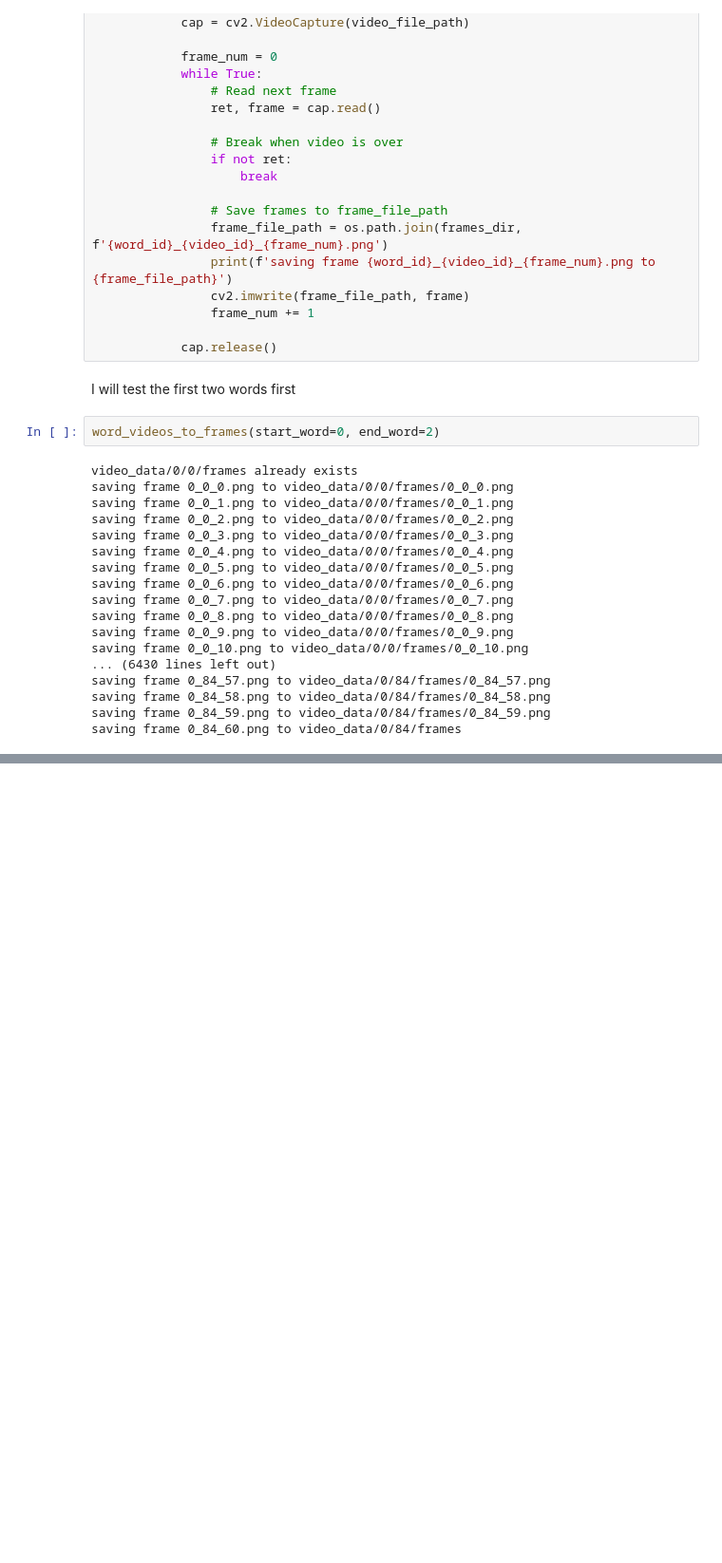
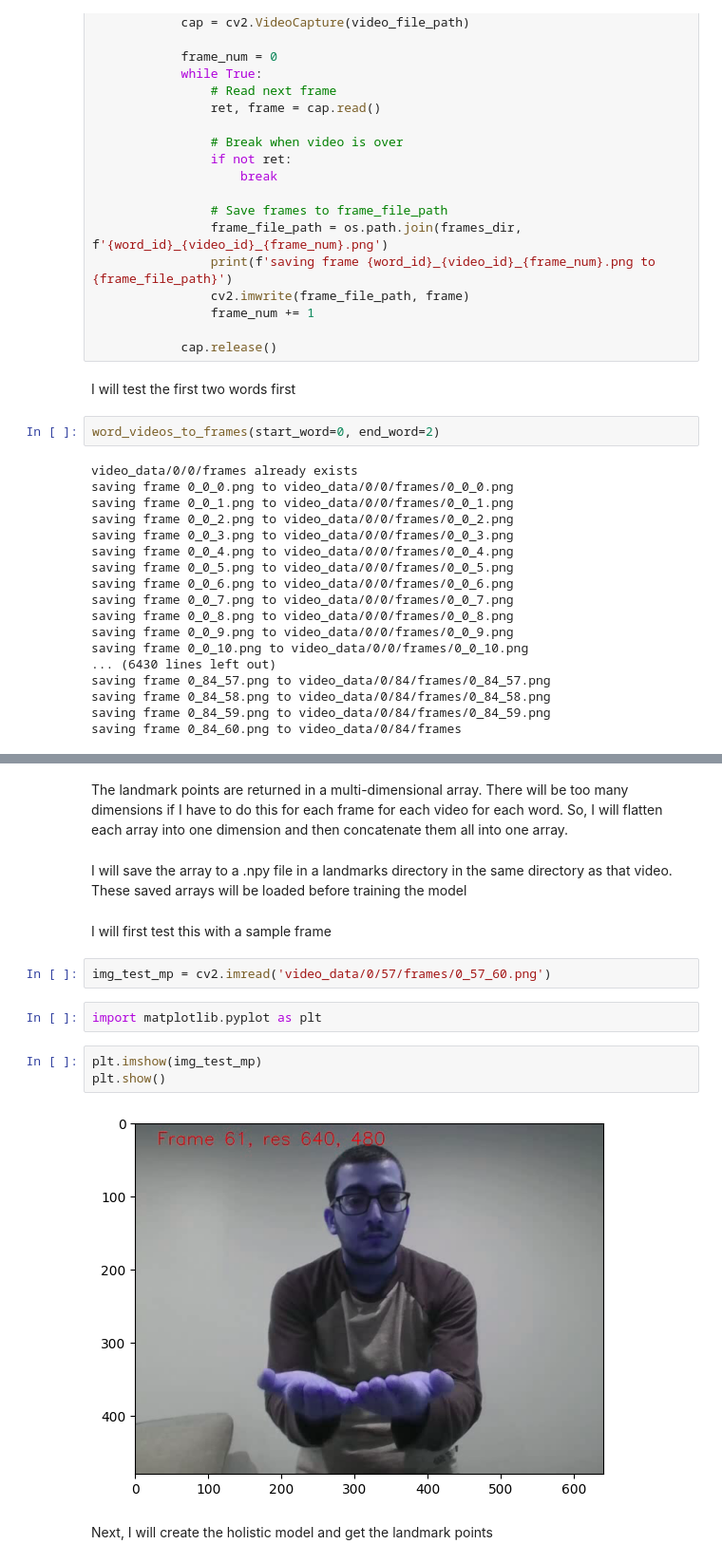
Before and after one commit to hosman-1/ece5831-2024-final-project, a Jupyter notebook: Pre_Processing_Data.ipynb, the cells around one changed output, grey strips where cells are left out. Shown at 95% size. Cells and saved outputs as stored; diff of their text form; blank space fills up the shorter version.

```diff
--- a/Pre_Processing_Data.ipynb
+++ b/Pre_Processing_Data.ipynb
@@ -123,0 +148,17 @@ saving frame 0_84_60.png to video_data/0/84/frames
+# %% [markdown]
+The landmark points are returned in a multi-dimensional array. There will be too many dimensions if I have to do this for each frame for each video for each word. So, I will flatten each array into one dimension and then concatenate them all into one array.
+# %% [markdown]
+I will save the array to a .npy file in a landmarks directory in the same directory as that video. These saved arrays will be loaded before training the model
+# %% [markdown]
+I will first test this with a sample frame
+# %%
+img_test_mp = cv2.imread('video_data/0/57/frames/0_57_60.png')
+# %%
+import matplotlib.pyplot as plt
+# %%
+plt.imshow(img_test_mp)
+plt.show()
+# %% [output]
+[figure, added]
+# %% [markdown]
+Next, I will create the holistic model and get the landmark points
```
Also changed, not shown: parts of 54 cells of this notebook.
